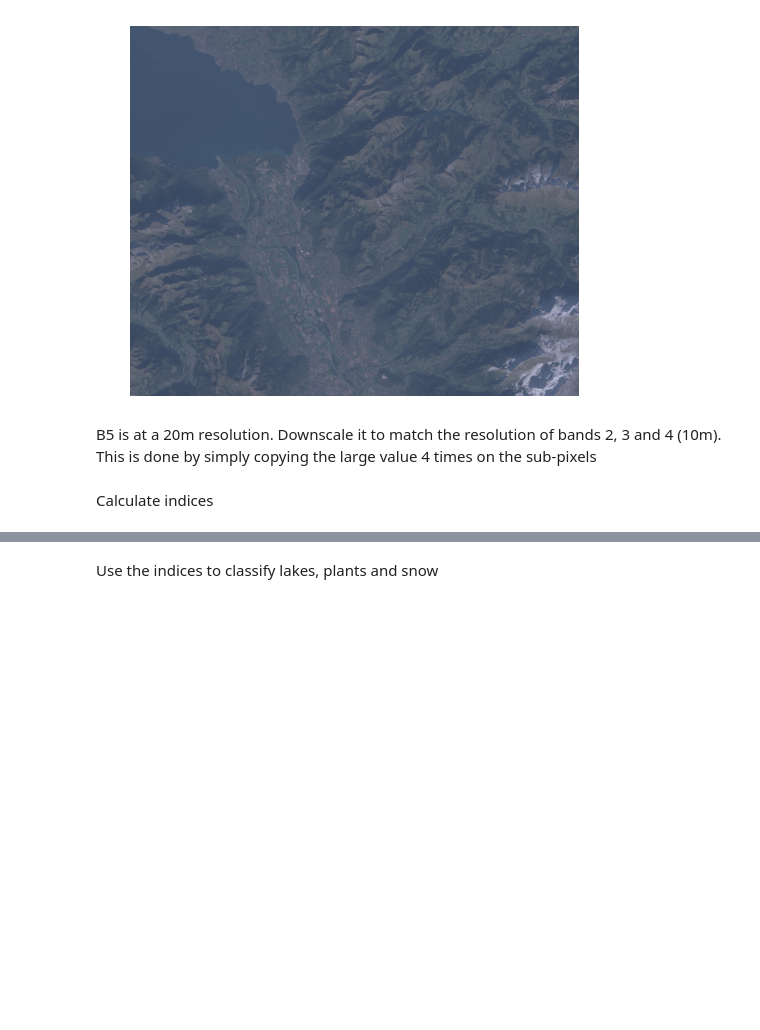
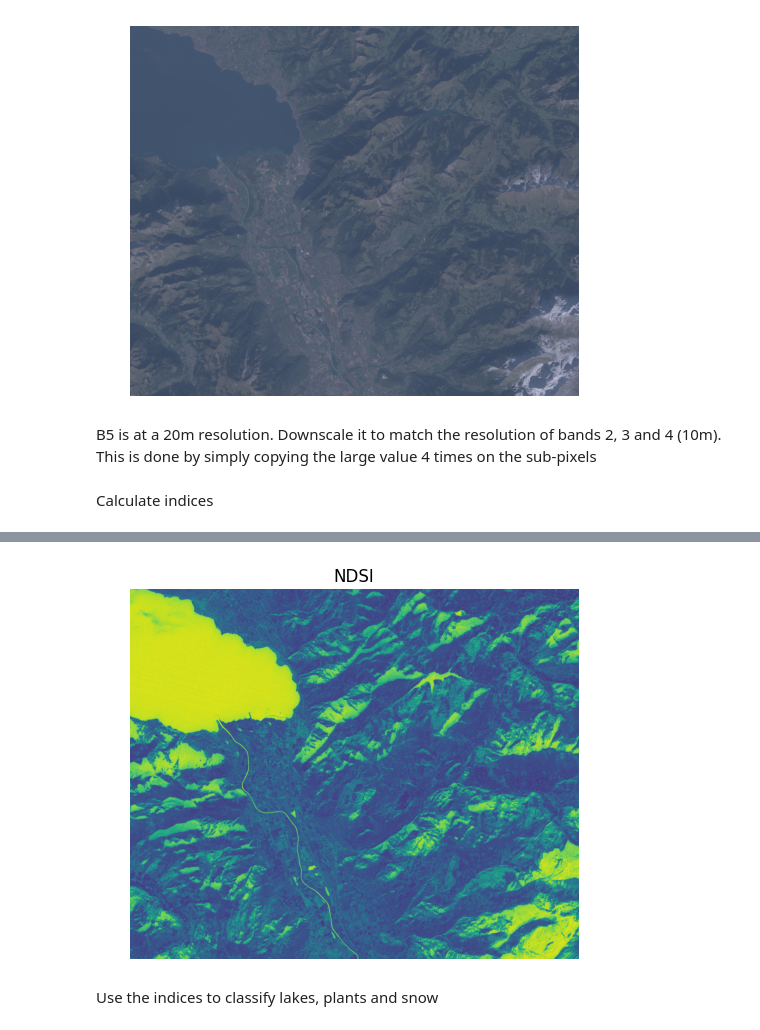
Before and after one commit to oliviaberset/2026_remote_sensing, a Jupyter notebook: RSES_TP3_python_forstudents.ipynb, the cells around one changed output, grey strips where cells are left out. Saved outputs shown, nothing was run; the diff lists cells and outputs as text; code cells hidden in the pictures; blank space fills up the shorter version.

```diff
--- a/RSES_TP3_python_forstudents.ipynb
+++ b/RSES_TP3_python_forstudents.ipynb
@@ -155,3 +170,14 @@ NSDI =
+# %%
+NDSI = (B4 - B11_downscaled) / (B4 + B11_downscaled)
+
+plt.figure()
+plt.imshow(NDSI)        # Show the image
+plt.axis('equal')      # Ensure equal aspect ratio
+plt.axis('off')        # Hide axis ticks and labels
+plt.title("NDSI")
+plt.show()             # Render the image
+# %% [output]
+[figure, added]
 # %% [markdown]
 Use the indices to classify lakes, plants and snow
 # %%
```
Also changed, not shown: parts of 9 cells of this notebook.
